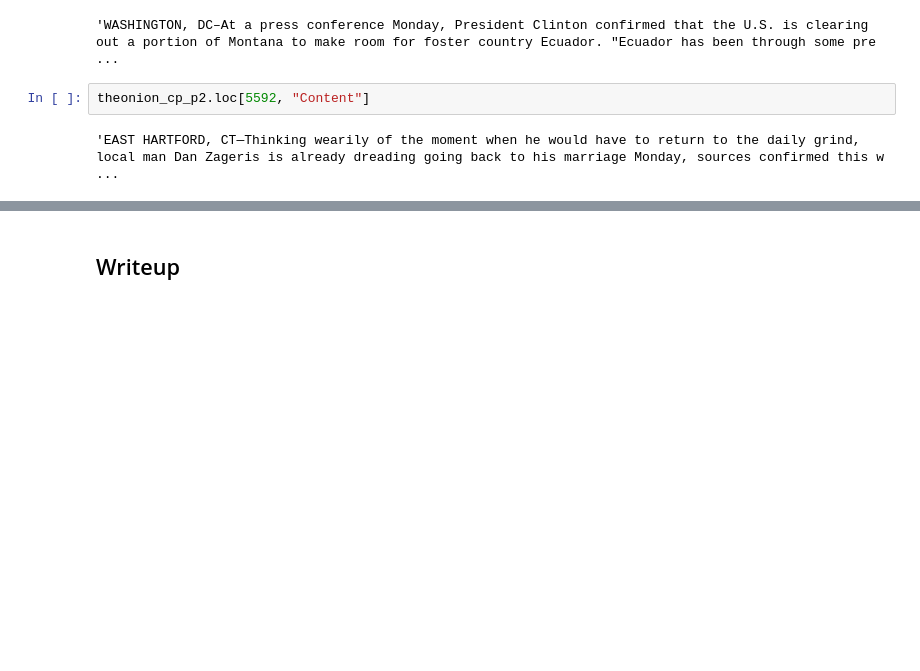
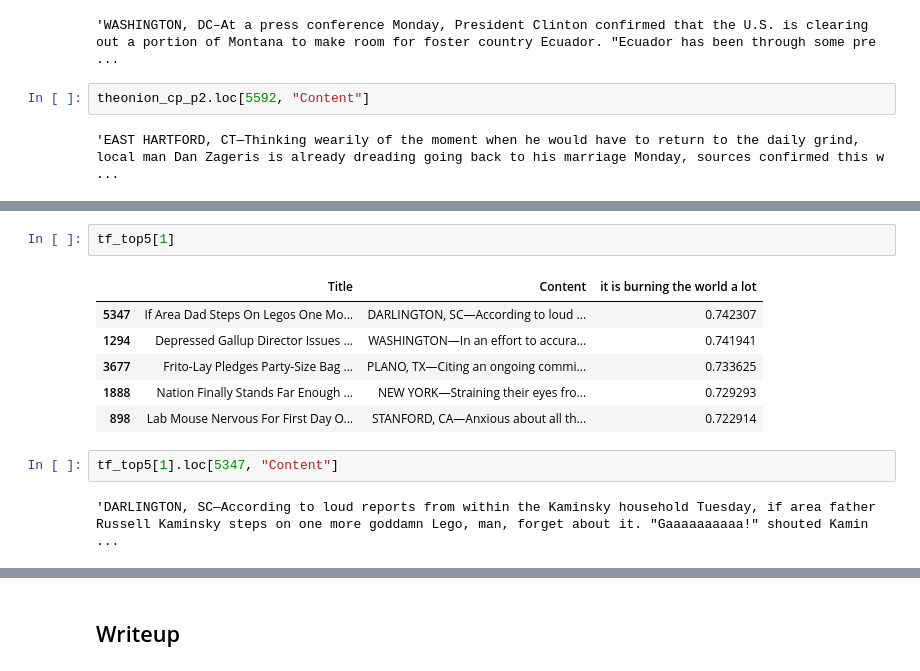
Before and after one commit to mk-imagine/SFSU-CSC620-NLT, a Jupyter notebook: hw11.ipynb, the cells around one changed output, grey strips where cells are left out. Drawn from its saved outputs; the diff is of its cells as text; blank space fills up the shorter version.

```diff
--- a/hw11.ipynb
+++ b/hw11.ipynb
@@ -621,0 +731,13 @@ theonion_cp_p2.loc[5592, "Content"]
+# %%
+tf_top5[1]
+# %% [output]
+|  | Title | Content | it is burning the world a lot |
+| 5347 | If Area Dad Steps On Legos One Mo... | DARLINGTON, SC—According to loud ... | 0.742307 |
+| 1294 | Depressed Gallup Director Issues ... | WASHINGTON—In an effort to accura... | 0.741941 |
+| 3677 | Frito-Lay Pledges Party-Size Bag ... | PLANO, TX—Citing an ongoing commi... | 0.733625 |
+| 1888 | Nation Finally Stands Far Enough ... | NEW YORK—Straining their eyes fro... | 0.729293 |
+| 898 | Lab Mouse Nervous For First Day O... | STANFORD, CA—Anxious about all th... | 0.722914 |
+# %%
+tf_top5[1].loc[5347, "Content"]
+# %% [output]
+'DARLINGTON, SC—According to loud reports from within the Kaminsky household Tuesday, if area father Russell Kaminsky steps on one more goddamn Lego, man, forget about it. "Gaaaaaaaaaa!" shouted Kamin ...
```
Also changed, not shown: parts of 24 cells of this notebook.
